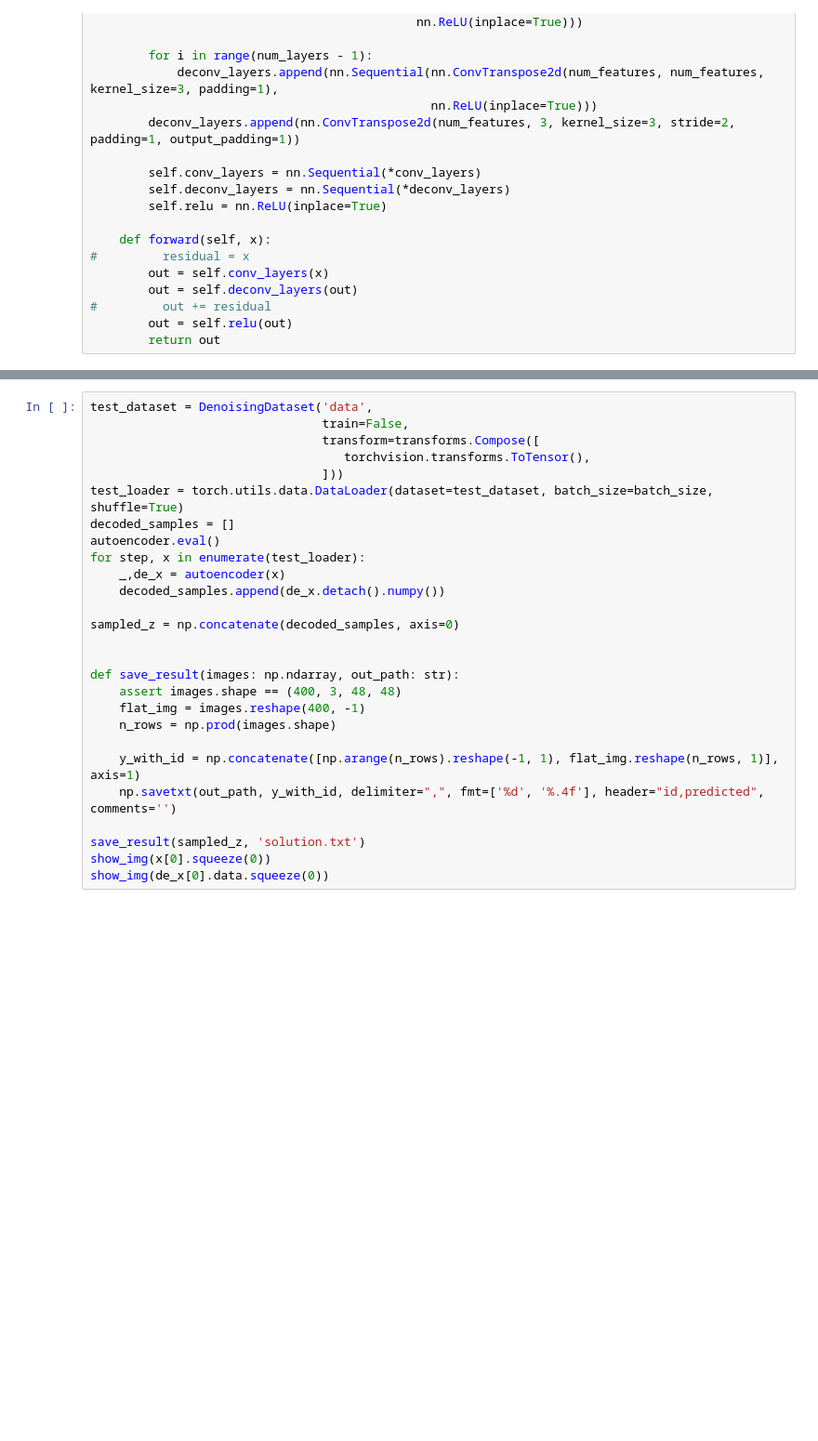
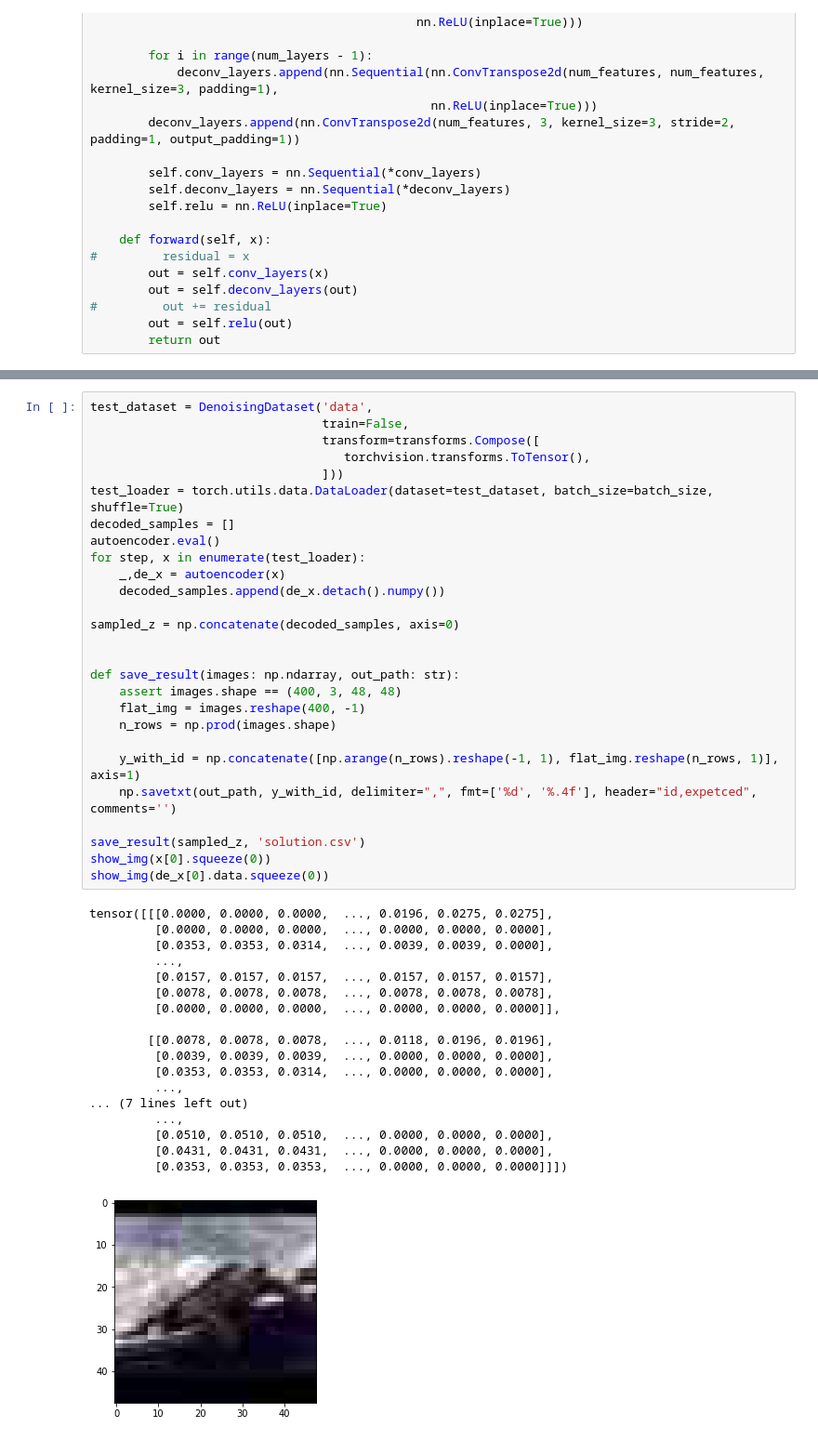
Before and after one commit to M1F1/nn2019, a Jupyter notebook: 3_kaggle_denoising/train.ipynb, the cells around one changed output, grey strips where cells are left out. Shown at 93% size. Saved outputs shown, nothing was run; the diff lists cells and outputs as text; blank space fills up the shorter version.

```diff
--- a/3_kaggle_denoising/train.ipynb
+++ b/3_kaggle_denoising/train.ipynb
@@ -364,27 +383,46 @@ tensor([[[0.3157, 0.2562, 0.2733,  ..., 0.1011, 0.1248, 0.2183],
 # %%
 test_dataset = DenoisingDataset('data',
                                 train=False,
                                 transform=transforms.Compose([
                                    torchvision.transforms.ToTensor(),
                                 ]))
 test_loader = torch.utils.data.DataLoader(dataset=test_dataset, batch_size=batch_size, shuffle=True)
 decoded_samples = []
 autoencoder.eval()
 for step, x in enumerate(test_loader):
     _,de_x = autoencoder(x)
     decoded_samples.append(de_x.detach().numpy())
 
 sampled_z = np.concatenate(decoded_samples, axis=0)
 
 
 def save_result(images: np.ndarray, out_path: str):
     assert images.shape == (400, 3, 48, 48)
     flat_img = images.reshape(400, -1)
     n_rows = np.prod(images.shape)
 
     y_with_id = np.concatenate([np.arange(n_rows).reshape(-1, 1), flat_img.reshape(n_rows, 1)], axis=1)
-    np.savetxt(out_path, y_with_id, delimiter=",", fmt=['%d', '%.4f'], header="id,predicted", comments='')
+    np.savetxt(out_path, y_with_id, delimiter=",", fmt=['%d', '%.4f'], header="id,expetced", comments='')
 
-save_result(sampled_z, 'solution.txt')
+save_result(sampled_z, 'solution.csv')
 show_img(x[0].squeeze(0))
 show_img(de_x[0].data.squeeze(0))
+# %% [output]
+tensor([[[0.0000, 0.0000, 0.0000,  ..., 0.0196, 0.0275, 0.0275],
+         [0.0000, 0.0000, 0.0000,  ..., 0.0000, 0.0000, 0.0000],
+         [0.0353, 0.0353, 0.0314,  ..., 0.0039, 0.0039, 0.0000],
+         ...,
+         [0.0157, 0.0157, 0.0157,  ..., 0.0157, 0.0157, 0.0157],
+         [0.0078, 0.0078, 0.0078,  ..., 0.0078, 0.0078, 0.0078],
+         [0.0000, 0.0000, 0.0000,  ..., 0.0000, 0.0000, 0.0000]],
+
+        [[0.0078, 0.0078, 0.0078,  ..., 0.0118, 0.0196, 0.0196],
+         [0.0039, 0.0039, 0.0039,  ..., 0.0000, 0.0000, 0.0000],
+         [0.0353, 0.0353, 0.0314,  ..., 0.0000, 0.0000, 0.0000],
+         ...,
+... (7 lines left out)
+         ...,
+         [0.0510, 0.0510, 0.0510,  ..., 0.0000, 0.0000, 0.0000],
+         [0.0431, 0.0431, 0.0431,  ..., 0.0000, 0.0000, 0.0000],
+         [0.0353, 0.0353, 0.0353,  ..., 0.0000, 0.0000, 0.0000]]])
+[figure, added]
```
Also changed, not shown: parts of 8 cells of this notebook.
